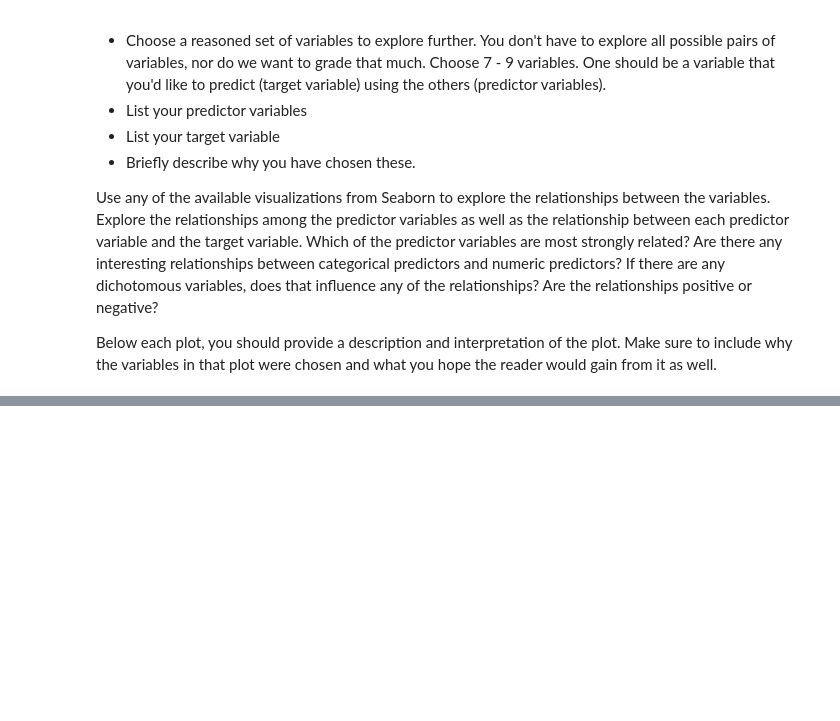
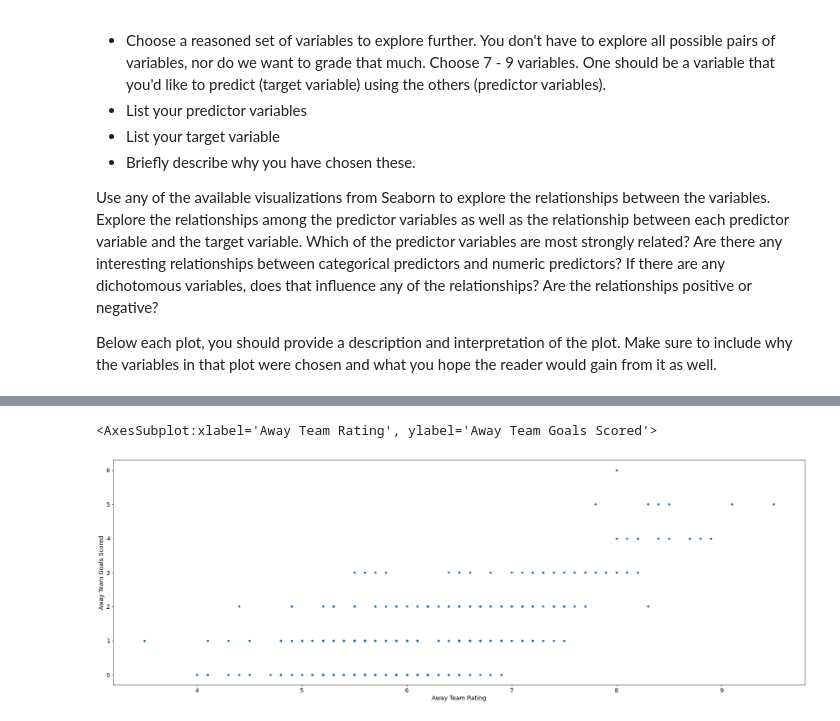
Before and after one commit to AriyanK/ML-Project2, a Jupyter notebook: Project02.ipynb, the cells around one changed output, grey strips where cells are left out. Saved outputs shown, nothing was run; the diff lists cells and outputs as text; code cells hidden in the pictures; blank space fills up the shorter version.

```diff
--- a/Project02.ipynb
+++ b/Project02.ipynb
@@ -500,0 +546,5 @@ Below each plot, you should provide a description and interpretation of the plot
+# %%
+merged.plot(kind="scatter", x="Away Team Rating", y="Away Team Goals Scored", alpha=1)
+# %% [output]
+<AxesSubplot:xlabel='Away Team Rating', ylabel='Away Team Goals Scored'>
+[figure, added]
```
Also changed, not shown: parts of 20 cells of this notebook.
